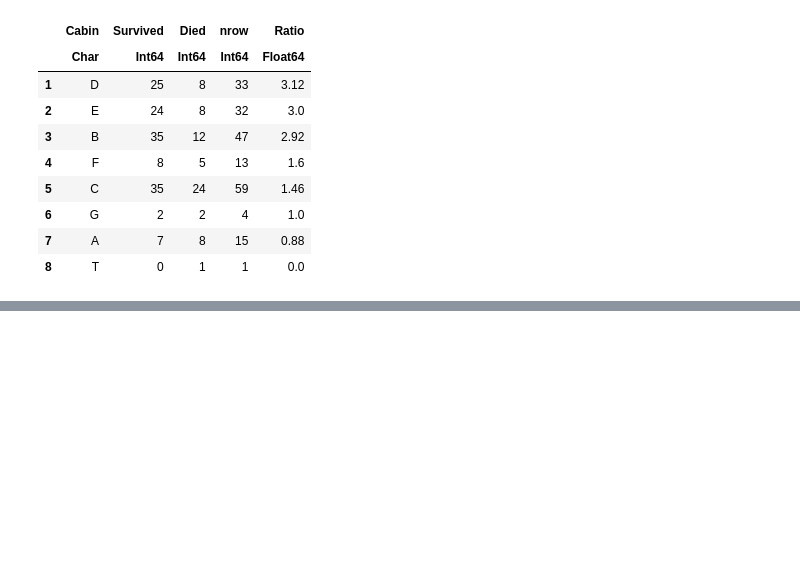
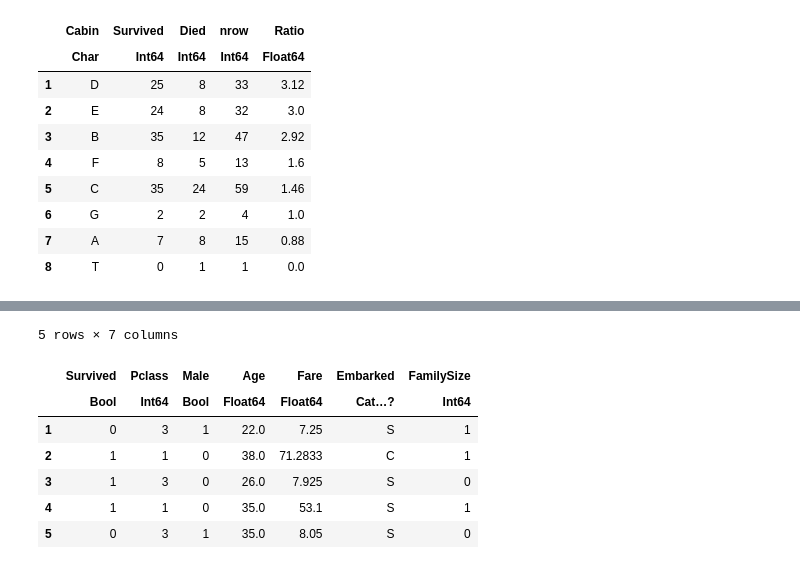
Before and after one commit to Muresan73/Kaggle-experiments, a Jupyter notebook: Titanic/titanic.ipynb, the cells around one changed output, grey strips where cells are left out. Saved outputs shown, nothing was run; the diff lists cells and outputs as text; code cells hidden in the pictures; blank space fills up the shorter version.

```diff
--- a/Titanic/titanic.ipynb
+++ b/Titanic/titanic.ipynb
@@ -188,0 +208,15 @@ cabin.Cabin = getindex.(cabin[:,:Cabin],1)
+# %%
+sub_df = df[:, Not([:SibSp,:Parch,:Name,:Ticket,:Cabin,:PassengerId])]
+if columnindex(df,:Age) != 0
+    sub_df.Age = coalesce.(sub_df.Age, 99.5)
+end
+first(sub_df,5)
+# %% [output]
+5 rows × 7 columns
+|  | Survived | Pclass | Male | Age | Fare | Embarked | FamilySize |
+|  | Bool | Int64 | Bool | Float64 | Float64 | Cat…? | Int64 |
+| 1 | 0 | 3 | 1 | 22.0 | 7.25 | S | 1 |
+| 2 | 1 | 1 | 0 | 38.0 | 71.2833 | C | 1 |
+| 3 | 1 | 3 | 0 | 26.0 | 7.925 | S | 0 |
+| 4 | 1 | 1 | 0 | 35.0 | 53.1 | S | 1 |
+| 5 | 0 | 3 | 1 | 35.0 | 8.05 | S | 0 |
```
Also changed, not shown: parts of 20 cells of this notebook, 3 other files.
